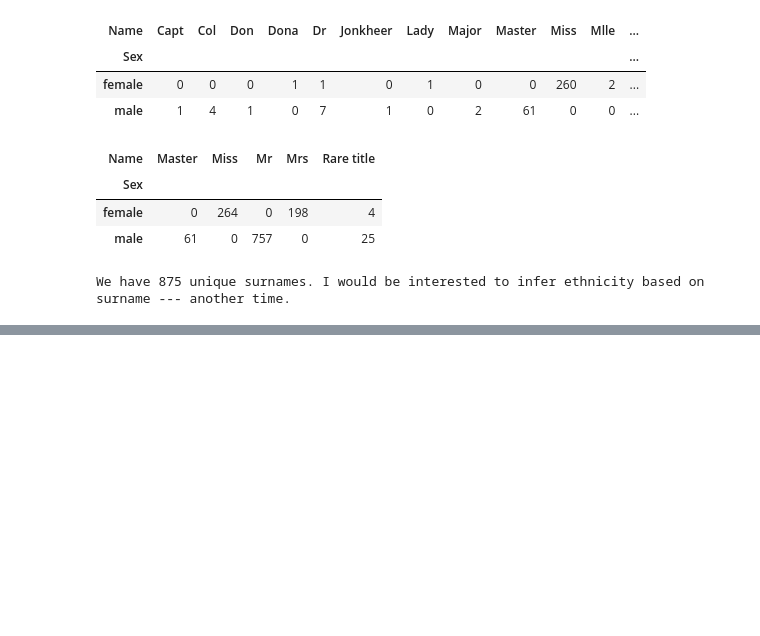
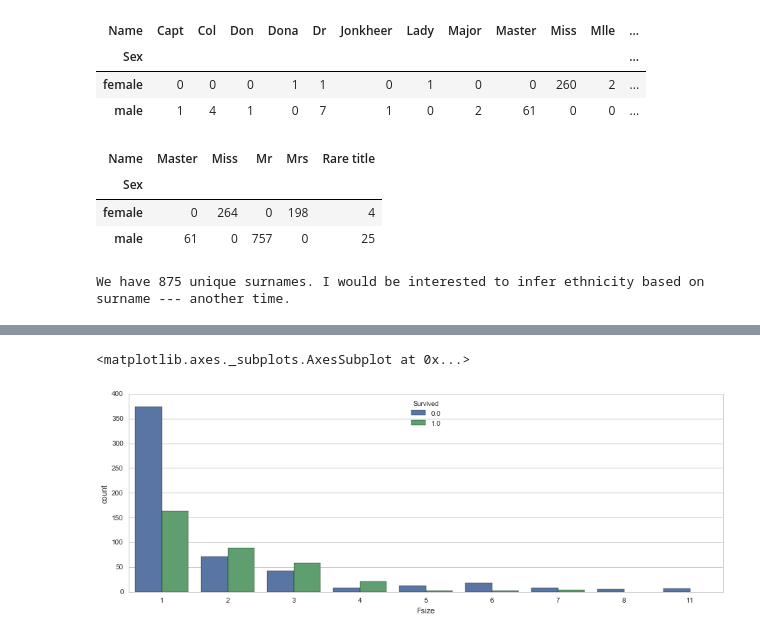
Before and after one commit to Overlytic/titanic, a Jupyter notebook: Titanic.ipynb, the cells around one changed output, grey strips where cells are left out. Drawn from its saved outputs; the diff is of its cells as text; code cells hidden in the pictures; blank space fills up the shorter version.

```diff
--- a/Titanic.ipynb
+++ b/Titanic.ipynb
@@ -147,0 +153,8 @@ We have 875 unique surnames. I would be interested to infer ethnicity based on s
+# %%
+# Make a copy of the titanic data frame
+family_df = titanic_df.loc[:,["Parch", "SibSp", "Survived"]]
+
+# Create a family size variable including the passenger themselves
+family_df["Fsize"] = family_df.SibSp + family_df.Parch + 1
+
+family_df.head()
@@ -147,0 +168,9 @@ We have 875 unique surnames. I would be interested to infer ethnicity based on s
+# %%
+# make figure wider
+plt.figure(figsize=(15,5))
+
+# visualize the relationship between family size & survival
+sns.countplot(x='Fsize', hue="Survived", data=family_df)
+# %% [output]
+<matplotlib.axes._subplots.AxesSubplot at 0x...>
+[figure, added]
```
Also changed, not shown: parts of 7 cells of this notebook, 1 other file.
